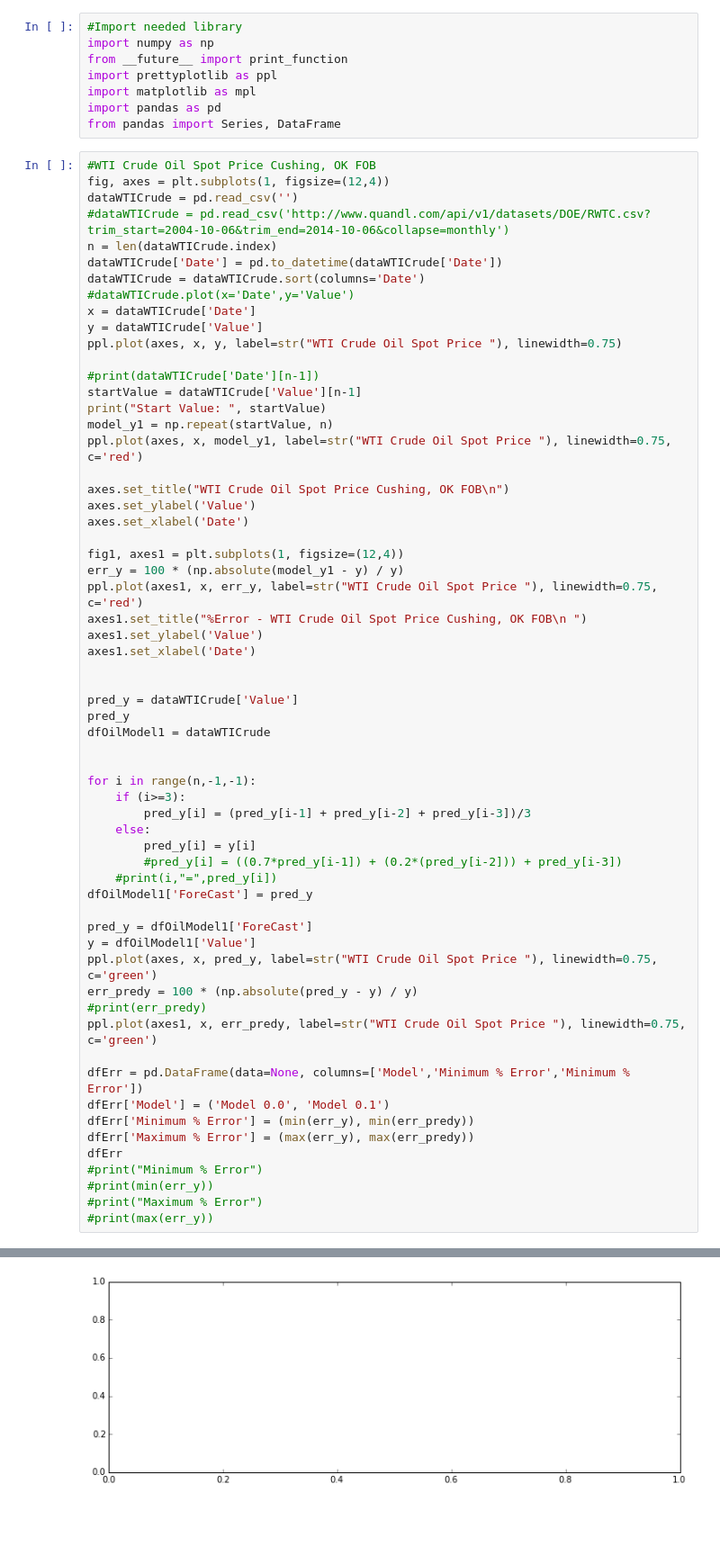
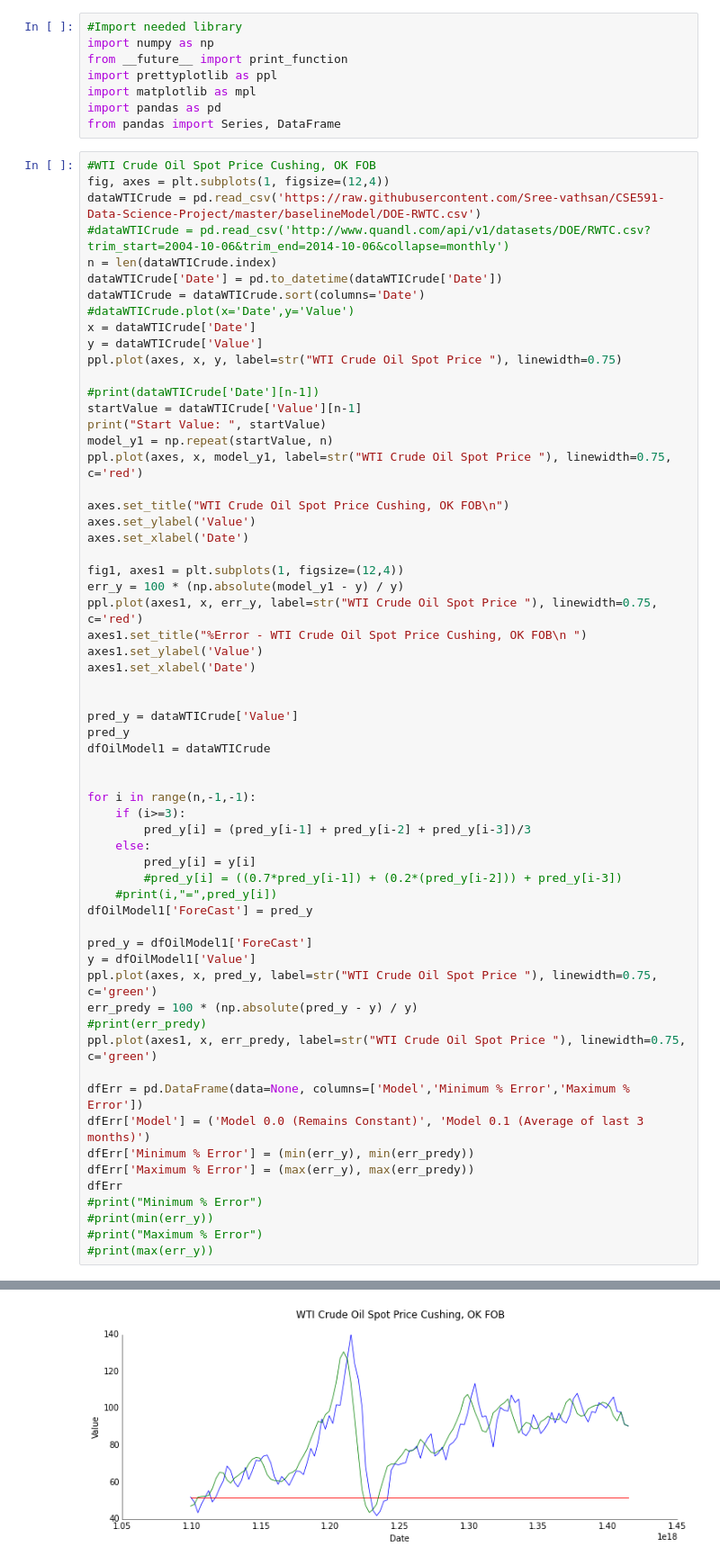
Before and after one commit to Sree-vathsan/CSE591-Data-Science-Project, a Jupyter notebook: baselineModel/bm.ipynb, the cells around one changed output, grey strips where cells are left out. Shown at 90% size. Drawn from its saved outputs; the diff is of its cells as text; blank space fills up the shorter version.

Commit message:
Url Issue Fix
File url changed to github
Error Computed for both Models

```diff
--- a/baselineModel/bm.ipynb
+++ b/baselineModel/bm.ipynb
@@ -18,7 +18,7 @@ from pandas import Series, DataFrame
 # %%
 #WTI Crude Oil Spot Price Cushing, OK FOB
 fig, axes = plt.subplots(1, figsize=(12,4))
-dataWTICrude = pd.read_csv('')
+dataWTICrude = pd.read_csv('https://raw.githubusercontent.com/Sree-vathsan/CSE591-Data-Science-Project/master/baselineModel/DOE-RWTC.csv')
 #dataWTICrude = pd.read_csv('http://www.quandl.com/api/v1/datasets/DOE/RWTC.csv?trim_start=2004-10-06&trim_end=2014-10-06&collapse=monthly')
 n = len(dataWTICrude.index)
 dataWTICrude['Date'] = pd.to_datetime(dataWTICrude['Date'])
@@ -67,8 +67,8 @@ err_predy = 100 * (np.absolute(pred_y - y) / y)
 #print(err_predy)
 ppl.plot(axes1, x, err_predy, label=str("WTI Crude Oil Spot Price "), linewidth=0.75, c='green')
 
-dfErr = pd.DataFrame(data=None, columns=['Model','Minimum % Error','Minimum % Error'])
-dfErr['Model'] = ('Model 0.0', 'Model 0.1')
+dfErr = pd.DataFrame(data=None, columns=['Model','Minimum % Error','Maximum % Error'])
+dfErr['Model'] = ('Model 0.0 (Remains Constant)', 'Model 0.1 (Average of last 3 months)')
 dfErr['Minimum % Error'] = (min(err_y), min(err_predy))
 dfErr['Maximum % Error'] = (max(err_y), max(err_predy))
 dfErr
@@ -81 +84 @@ HTTPError: HTTP Error 429: Too Many Requests
-[figure, old version]
+[figure, new version]
```
Also changed, not shown: parts of 1 cell of this notebook.
